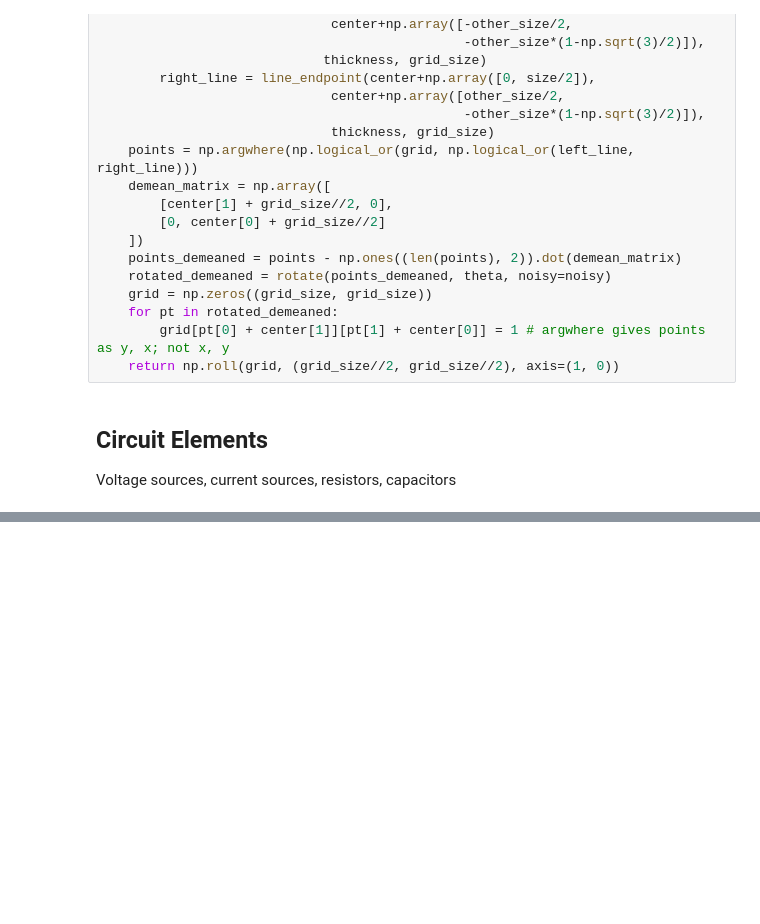
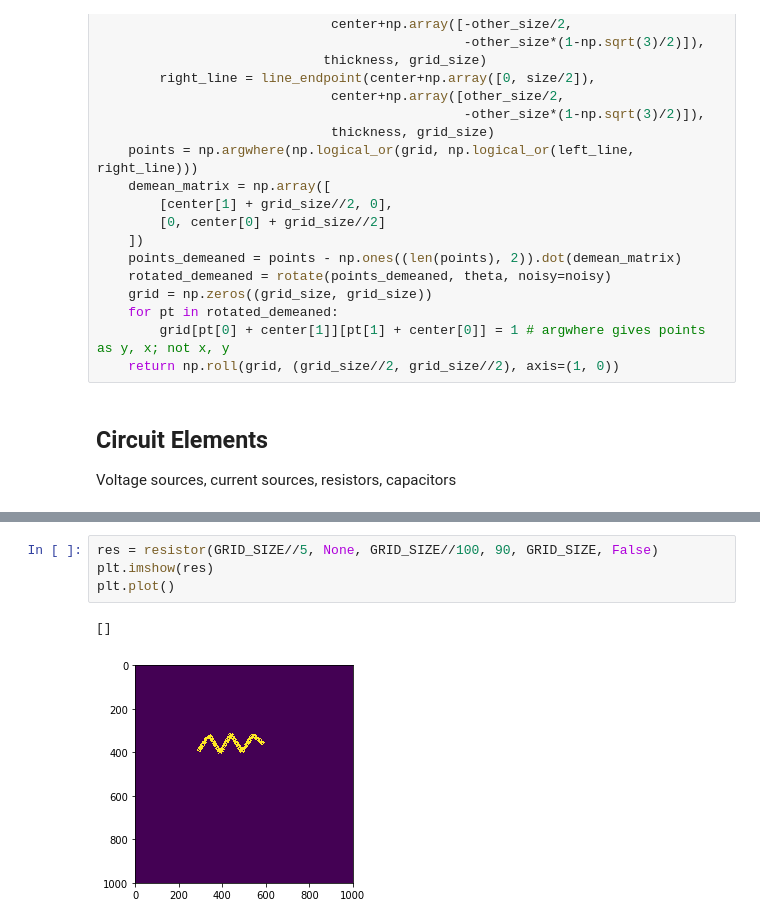
Before and after one commit to Sean-OB/circuits, a Jupyter notebook: Synthetic Circuit Element Creator.ipynb, the cells around one changed output, grey strips where cells are left out. Saved outputs shown, nothing was run; the diff lists cells and outputs as text; blank space fills up the shorter version.

```diff
--- a/Synthetic Circuit Element Creator.ipynb
+++ b/Synthetic Circuit Element Creator.ipynb
@@ -289,2 +347,9 @@ def resistor(size, center, thickness, theta, grid_size, noisy=False):
+# %%
+res = resistor(GRID_SIZE//5, None, GRID_SIZE//100, 90, GRID_SIZE, False)
+plt.imshow(res)
+plt.plot()
+# %% [output]
+[]
+[figure, added]
 # %%
 GRID_SIZE=1000
```
Also changed, not shown: parts of 14 cells of this notebook.
